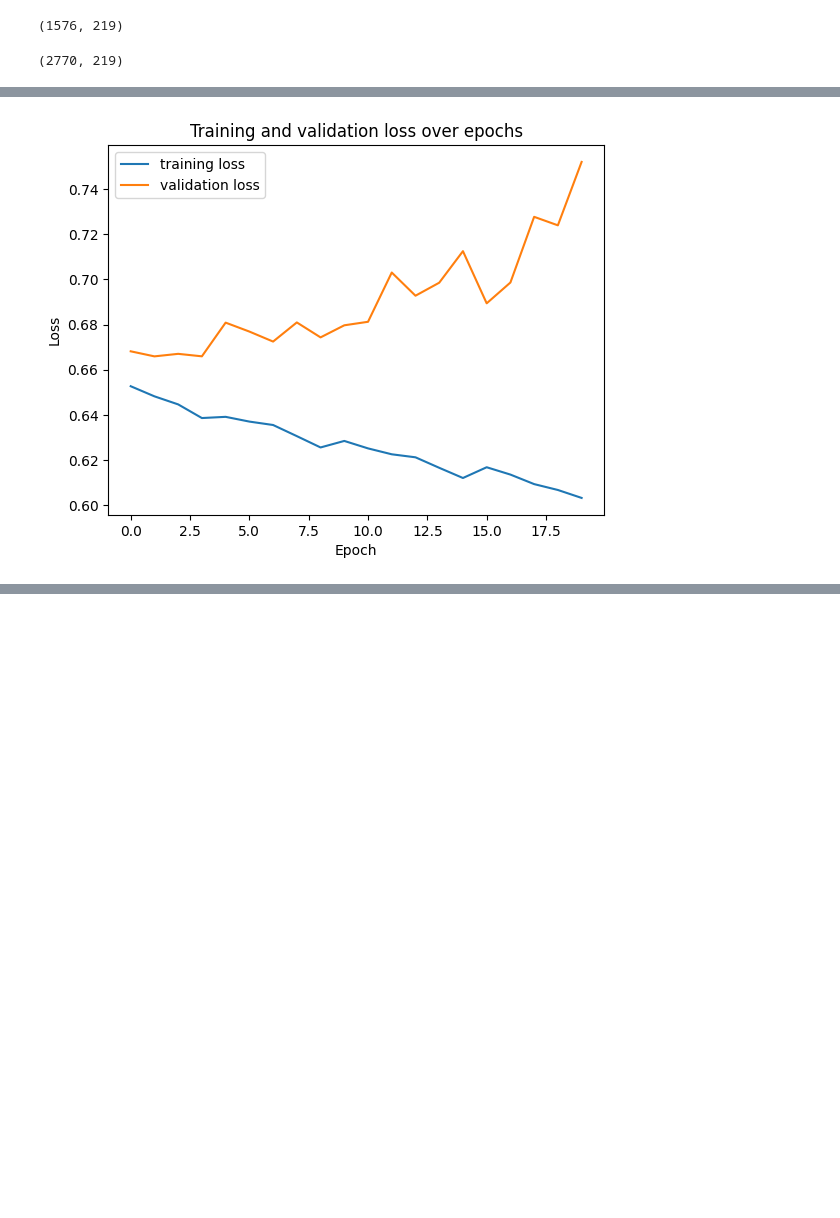
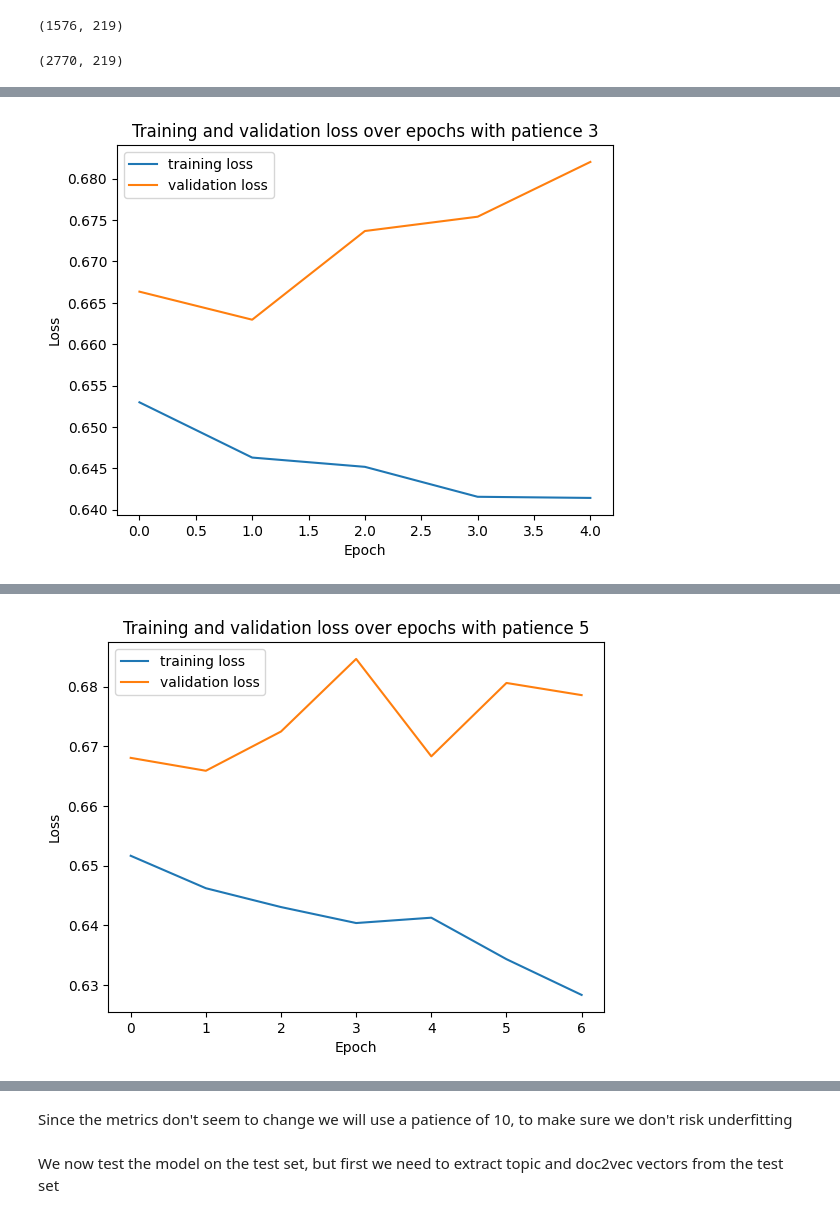
Before and after one commit to Slebbon/TXA-Group-6, a Jupyter notebook: cnn_bce.ipynb, the cells around one changed output, grey strips where cells are left out. Cells and saved outputs as stored; diff of their text form; code cells hidden in the pictures; blank space fills up the shorter version.

Commit message:
evaluation of cnn with bce on the test set

```diff
--- a/cnn_bce.ipynb
+++ b/cnn_bce.ipynb
@@ -72,7 +72,7 @@ We now use the doc2vec model and the lda to extract the doc2vec vectors and topi
 # %%
 X_val = np.array(val_d2v_topic_vec)
 # %%
-X_val = scaler.fit_transform(X_val)
+X_val = scaler.transform(X_val)
 # %%
 X_val[0]
 # %% [output]
@@ -184,13 +119,63 @@ weighted avg       0.64      0.88      0.74      3659
+# %%
+gridsearch_patience = [3, 5, 10]
 # %%
 import matplotlib.pyplot as plt
-# %%
-#plot training loss and validation loss
-plt.plot(history.history["loss"], label = "training loss")
-plt.plot(history.history["val_loss"], label = "validation loss")
-plt.xlabel("Epoch")
-plt.ylabel("Loss")
-plt.title("Training and validation loss over epochs")
-plt.legend()
-plt.show()
-# %% [output]
-[figure, removed]
+# %%
+for pat in gridsearch_patience:
+    # we decided to keep the same parameters found with the gridseach performed in the notebook cnn_gridsearch.ipynb
+    # we also added early stopping monitoring the val_loss
+    model = Sequential()
+
+    # Convolutional layers
+    model.add(Conv1D(filters=128, kernel_size=3, padding='same', activation='relu', input_shape=( 1, features_len)))
+    model.add(Conv1D(filters=128, kernel_size=3, padding='same', activation='relu'))
+    model.add(Conv1D(filters=128, kernel_size=3, padding='same', activation='relu'))
+    model.add(GlobalMaxPooling1D())
+
+    # Dense layers
+    model.add(Dense(512, activation='relu'))
+    model.add(Dropout(0.7))
+    model.add(Dense(512, activation='relu'))
+    model.add(Dropout(0.7))
+
+    # Output layer with 6 units for classification
+    model.add(Dense(4, activation='sigmoid'))
+
+    # Create an optimizer with an initial learning rate
+    optimizer = Adam(learning_rate=0.0001)
+
+    # Use ReduceLROnPlateau callback to adjust learning rate during training
+    reduce_lr = ReduceLROnPlateau(monitor='val_loss', factor=0.5, patience=3, min_lr=1e-5)
+
+    early_stopping = EarlyStopping(monitor='val_loss', patience=pat, verbose=1, mode='min', restore_best_weights=True)
+
+    # Compile the model
+    model.compile(loss='binary_crossentropy', optimizer='adam', metrics=['accuracy'])
+
+
+    history = model.fit(X_train, y_train,
+        epochs=20,
+        validation_data=(X_val, y_val),
+        batch_size=32,
+        verbose=1,
+        callbacks=[reduce_lr, early_stopping])
+
+    threshold = 0.5
+
+    y_pred_probs = model.predict(X_val)
+
+    # convert probabilities to binary predictions
+    y_pred_binary = (y_pred_probs > threshold).astype(int)
+
+    # print classification report
+    print(classification_report(y_val, y_pred_binary))
+
+    #plot training loss and validation loss
+    plt.plot(history.history["loss"], label = "training loss")
+    plt.plot(history.history["val_loss"], label = "validation loss")
+    plt.xlabel("Epoch")
+    plt.ylabel("Loss")
+    plt.title(f"Training and validation loss over epochs with patience {pat}")
+    plt.legend()
+    plt.show()
+# %% [output]
@@ -196,0 +199 @@ plt.show()
+[figure, added]
@@ -196,0 +217 @@ plt.show()
+[figure, added]
@@ -196,0 +236,4 @@ plt.show()
+# %% [markdown]
+Since the metrics don't seem to change we will use a patience of 10, to make sure we don't risk underfitting
+# %% [markdown]
+We now test the model on the test set, but first we need to extract topic and doc2vec vectors from the test set
```
Also changed, not shown: parts of 34 cells of this notebook, 1 other file.
